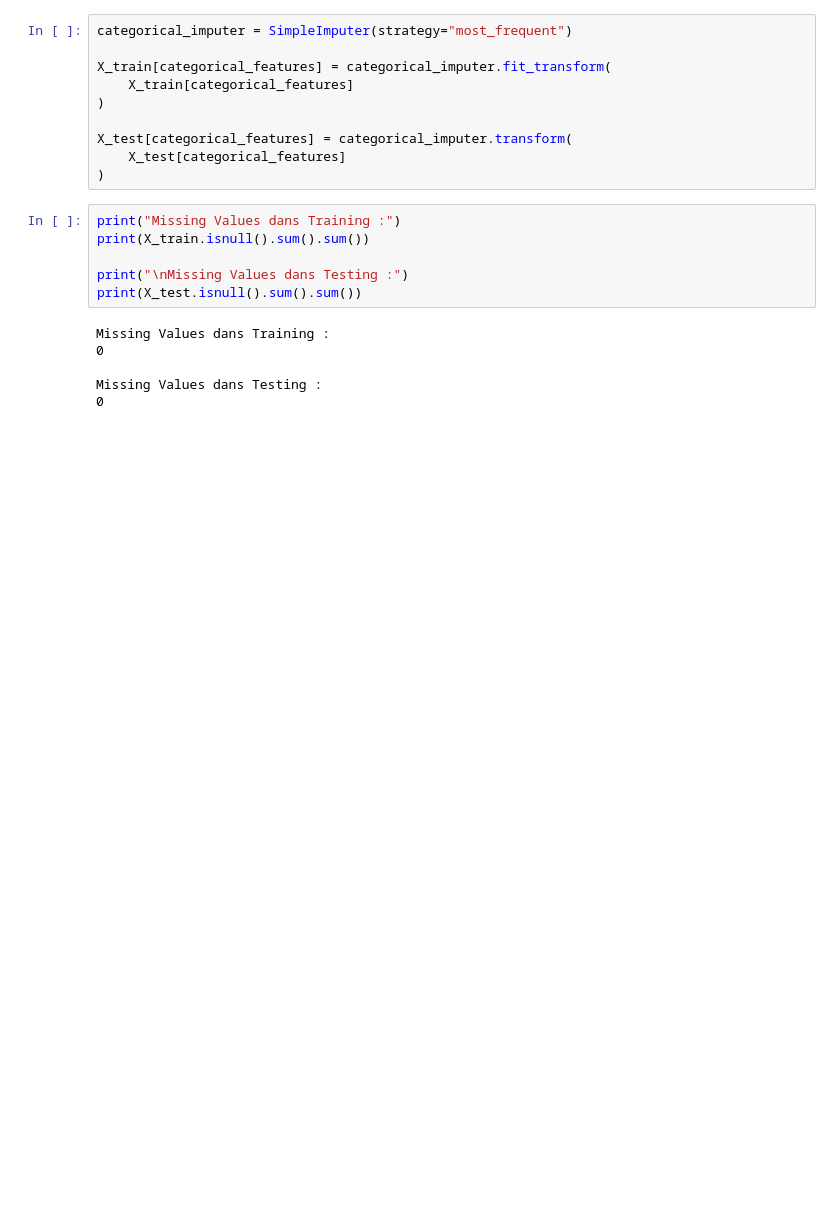
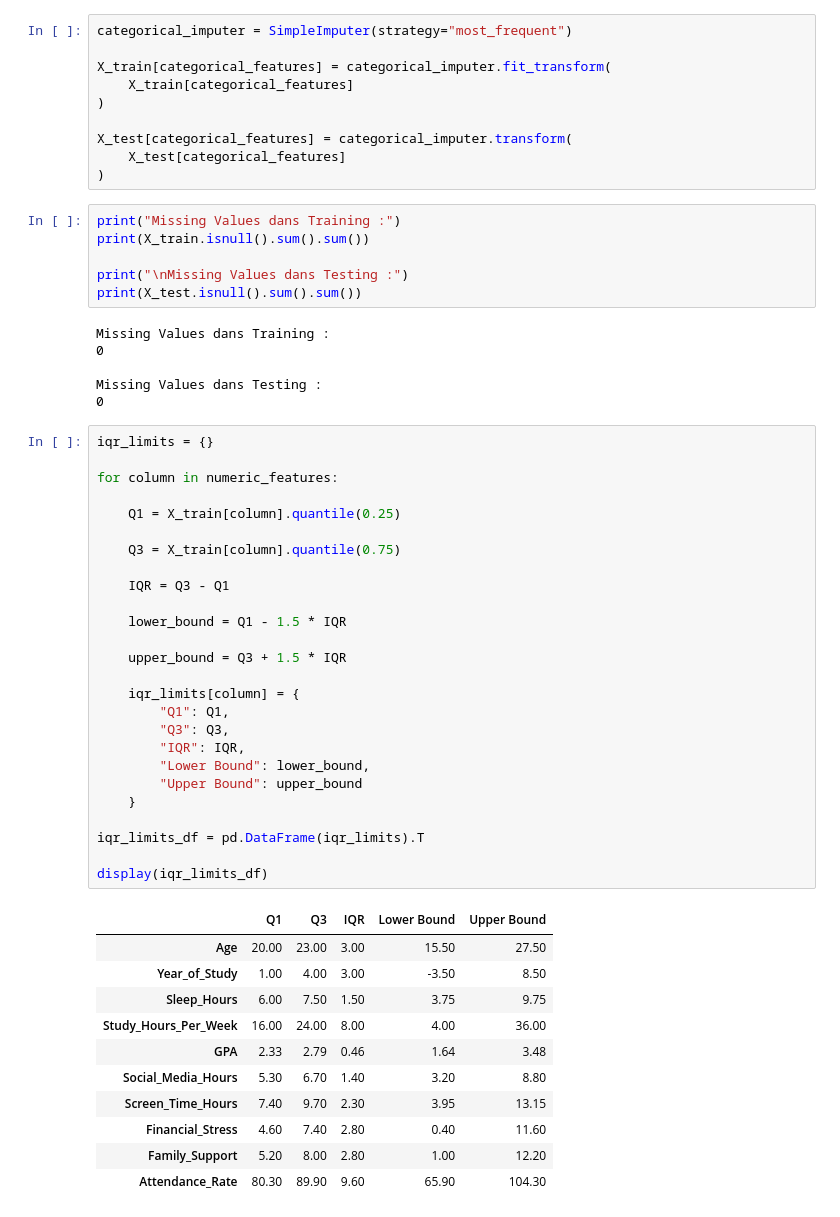
Before and after one commit to SaadiaAjbbar/Mental_Health_Risk_Prediction, a Jupyter notebook: notebooks/01_EDA.ipynb, the cells around one changed output. Cells and saved outputs as stored; diff of their text form; blank space fills up the shorter version.

```diff
--- a/notebooks/01_EDA.ipynb
+++ b/notebooks/01_EDA.ipynb
@@ -975,3 +975,41 @@ Missing Values dans Training :
 
 Missing Values dans Testing :
 0
+# %%
+iqr_limits = {}
+
+for column in numeric_features:
+
+    Q1 = X_train[column].quantile(0.25)
+
+    Q3 = X_train[column].quantile(0.75)
+
+    IQR = Q3 - Q1
+
+    lower_bound = Q1 - 1.5 * IQR
+
+    upper_bound = Q3 + 1.5 * IQR
+
+    iqr_limits[column] = {
+        "Q1": Q1,
+        "Q3": Q3,
+        "IQR": IQR,
+        "Lower Bound": lower_bound,
+        "Upper Bound": upper_bound
+    }
+
+iqr_limits_df = pd.DataFrame(iqr_limits).T
+
+display(iqr_limits_df)
+# %% [output]
+|  | Q1 | Q3 | IQR | Lower Bound | Upper Bound |
+| Age | 20.00 | 23.00 | 3.00 | 15.50 | 27.50 |
+| Year_of_Study | 1.00 | 4.00 | 3.00 | -3.50 | 8.50 |
+| Sleep_Hours | 6.00 | 7.50 | 1.50 | 3.75 | 9.75 |
+| Study_Hours_Per_Week | 16.00 | 24.00 | 8.00 | 4.00 | 36.00 |
+| GPA | 2.33 | 2.79 | 0.46 | 1.64 | 3.48 |
+| Social_Media_Hours | 5.30 | 6.70 | 1.40 | 3.20 | 8.80 |
+| Screen_Time_Hours | 7.40 | 9.70 | 2.30 | 3.95 | 13.15 |
+| Financial_Stress | 4.60 | 7.40 | 2.80 | 0.40 | 11.60 |
+| Family_Support | 5.20 | 8.00 | 2.80 | 1.00 | 12.20 |
+| Attendance_Rate | 80.30 | 89.90 | 9.60 | 65.90 | 104.30 |
```
Also changed, not shown: parts of 19 cells of this notebook.
